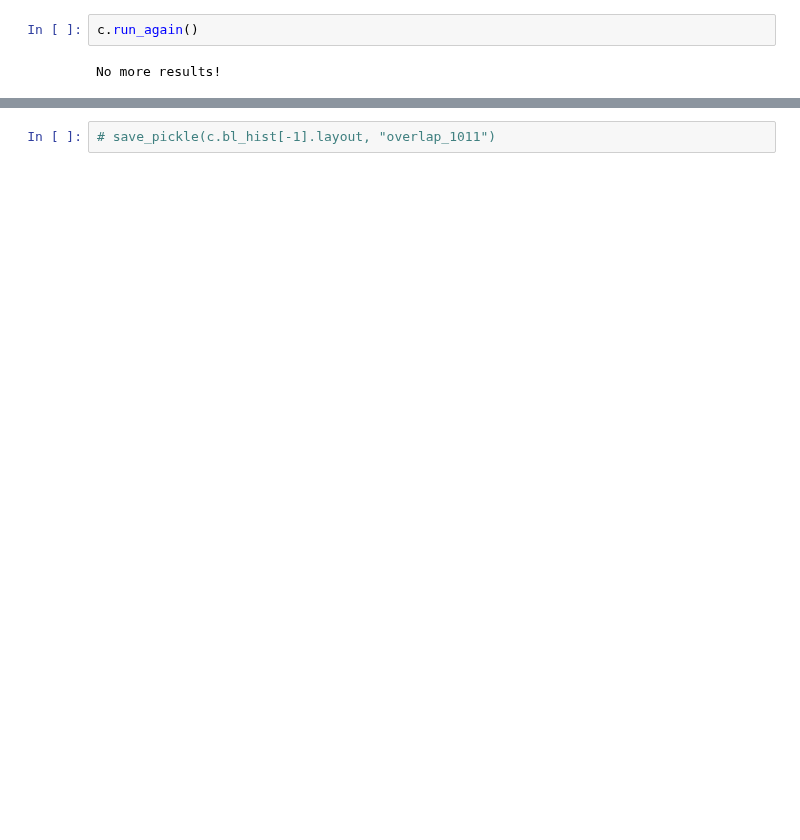
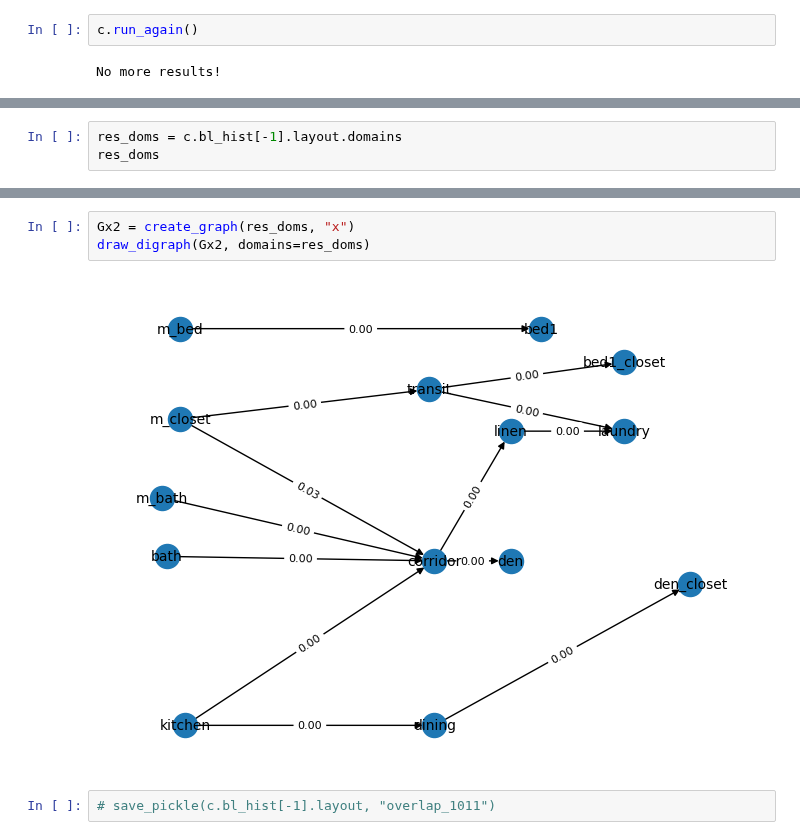
Before and after one commit to juliet29/svg2plan, a Jupyter notebook: _notebooks/stage_2_nbs/t2_scraps.ipynb, the cells around one changed output, grey strips where cells are left out. Drawn from its saved outputs; the diff is of its cells as text; blank space fills up the shorter version.

```diff
--- a/_notebooks/stage_2_nbs/t2_scraps.ipynb
+++ b/_notebooks/stage_2_nbs/t2_scraps.ipynb
@@ -115,0 +117,3 @@ plot_general(c.bl_hist[-2].layout.domains)
+# %%
+res_doms = c.bl_hist[-1].layout.domains
+res_doms
@@ -116,2 +153,7 @@ plot_general(c.bl_hist[-2].layout.domains)
+# %%
+Gx2 = create_graph(res_doms, "x")
+draw_digraph(Gx2, domains=res_doms)
+# %% [output]
+[figure, added]
 # %%
 # save_pickle(c.bl_hist[-1].layout, "overlap_1011")
```
Also changed, not shown: parts of 19 cells of this notebook, 2 other files.
